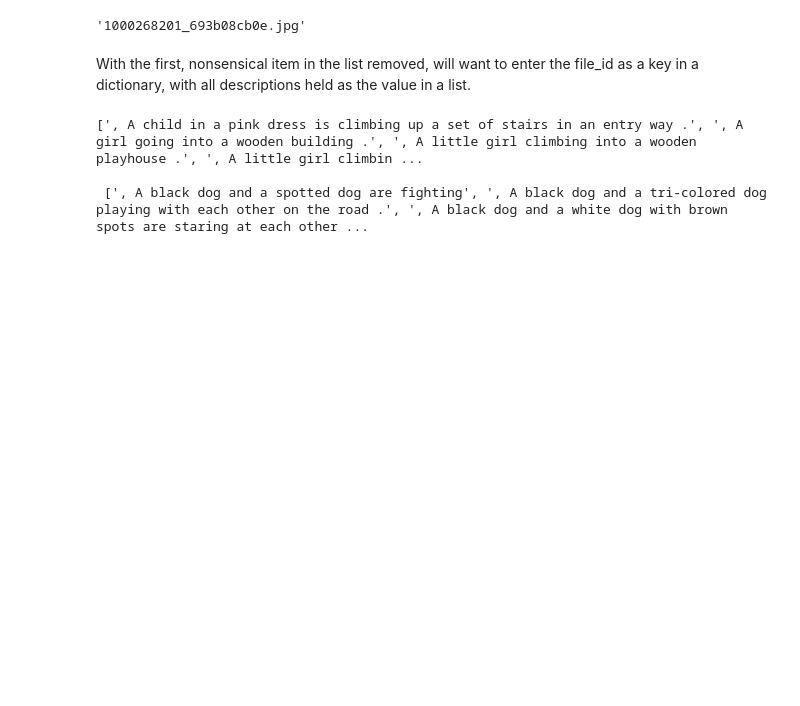
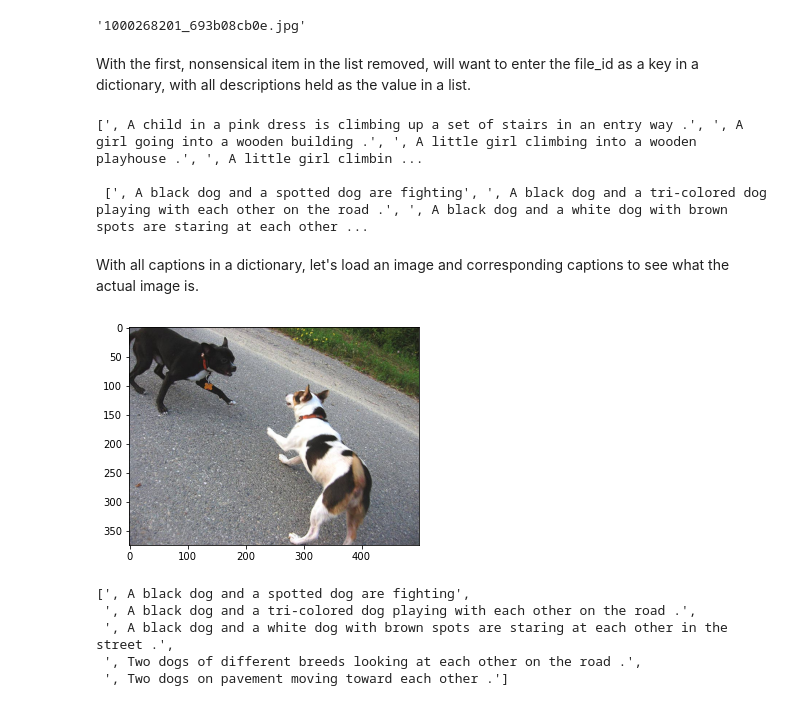
Before and after one commit to akaigraham/Auto-Generated-Image-Captions, a Jupyter notebook: Caption-Generator_notebook.ipynb, the cells around one changed output. Saved outputs shown, nothing was run; the diff lists cells and outputs as text; code cells hidden in the pictures; blank space fills up the shorter version.

```diff
--- a/Caption-Generator_notebook.ipynb
+++ b/Caption-Generator_notebook.ipynb
@@ -37,6 +37,7 @@ from keras.utils import to_categorical
 # %%
 # set up filepath for text file
 caption_path = '/Users/addingtongraham/Documents/datasets/Flickr8k/'
+img_path = '/Users/addingtongraham/Documents/datasets/Flickr8k/Images/'
 # %%
 # load first few lines of captions.txt
 captions = open(caption_path+'captions.txt', 'r').read()
@@ -100,3 +101,21 @@ print('\n', caption_dict['1001773457_577c3a7d70.jpg'])
 [', A child in a pink dress is climbing up a set of stairs in an entry way .', ', A girl going into a wooden building .', ', A little girl climbing into a wooden playhouse .', ', A little girl climbin ...
 
  [', A black dog and a spotted dog are fighting', ', A black dog and a tri-colored dog playing with each other on the road .', ', A black dog and a white dog with brown spots are staring at each other ...
+# %% [markdown]
+With all captions in a dictionary, let's load an image and corresponding captions to see what the actual image is.
+# %%
+# visualize image and captions
+imgID1 = '1001773457_577c3a7d70.jpg'
+x = plt.imread(img_path+imgID1)
+plt.imshow(x)
+plt.show()
+
+# show captions
+caption_dict[imgID1]
+# %% [output]
+[figure, added]
+[', A black dog and a spotted dog are fighting',
+ ', A black dog and a tri-colored dog playing with each other on the road .',
+ ', A black dog and a white dog with brown spots are staring at each other in the street .',
+ ', Two dogs of different breeds looking at each other on the road .',
+ ', Two dogs on pavement moving toward each other .']
```
